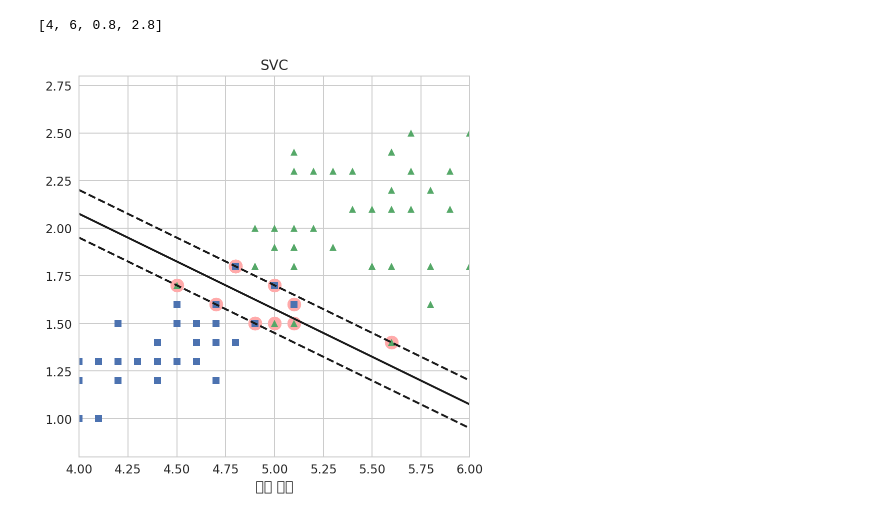
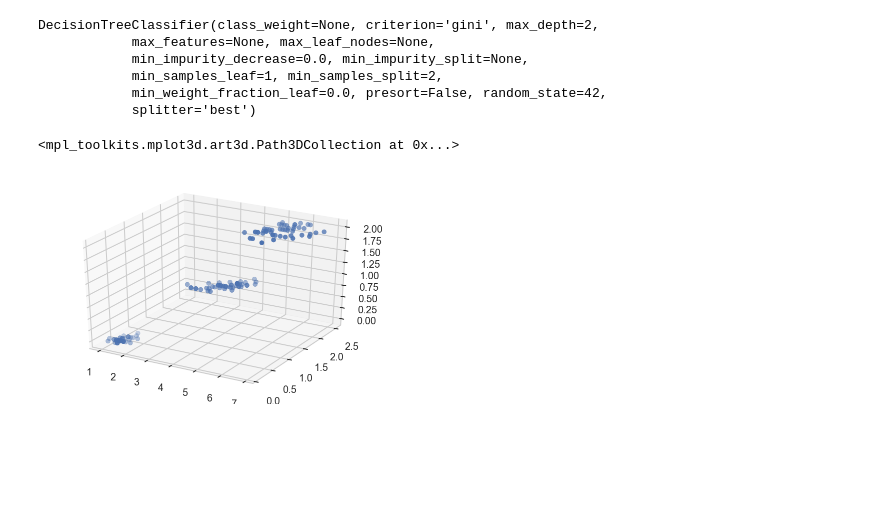
Before and after one commit to dooyeoung/study, a Jupyter notebook: classification/Untitled.ipynb, the cells around one changed output. Cells and saved outputs as stored; diff of their text form; code cells hidden in the pictures; blank space fills up the shorter version.

Commit message:
tree 정리

```diff
--- a/classification/Untitled.ipynb
+++ b/classification/Untitled.ipynb
@@ -1,21 +0,0 @@
-# %%
-%matplotlib inline
-%config InlineBackend.figure_format='retina'
-import warnings
-warnings.filterwarnings('ignore')
-
-from ipywidgets import widgets
-
-# 맷플롯립 설정
-%matplotlib inline
-import matplotlib
-plt.rcParams['axes.labelsize'] = 14
-plt.rcParams['xtick.labelsize'] = 12
-plt.rcParams['ytick.labelsize'] = 12
-# 한글출력
-
-font_fname = '/Users/duyeoungryu/Library/Fonts/NanumBarunGothic.ttf'
-font_name = font_manager.FontProperties(fname=font_fname).get_name()
-plt.rc('font', family=font_name)
-#plt.rcParams['font.family'] = 'NanumBarunGothic'
-plt.rcParams['axes.unicode_minus'] = False
@@ -149,11 +16,21 @@ plt.axis([4, 6, 0.8, 2.8]);
-# %%
-plt.figure(figsize=(7,7));
-plt.plot(X[:, 0][yr==1], X[:, 1][yr==1], "g^")
-plt.plot(X[:, 0][yr==0], X[:, 1][yr==0], "bs")
-plot_svc_decision_boundary(svm_clf2, 4, 6)
-plt.xlabel("꽃잎 길이", fontsize=14)
-plt.title("SVC", fontsize=14)
-plt.axis([4, 6, 0.8, 2.8])
-# %% [output]
-[4, 6, 0.8, 2.8]
-[figure, removed]
+# %%
+iris = load_iris()
+X = iris.data[:, 2:] # petal length and width
+y = iris.target
+
+tree_clf = DecisionTreeClassifier(max_depth=2, random_state=42)
+tree_clf.fit(X, y)
+# %% [output]
+DecisionTreeClassifier(class_weight=None, criterion='gini', max_depth=2,
+            max_features=None, max_leaf_nodes=None,
+            min_impurity_decrease=0.0, min_impurity_split=None,
+            min_samples_leaf=1, min_samples_split=2,
+            min_weight_fraction_leaf=0.0, presort=False, random_state=42,
+            splitter='best')
+# %%
+fig = plt.figure()
+ax = fig.add_subplot(111, projection='3d')
+ax.scatter(X[:, 0], X[:, 1], y)
+# %% [output]
+<mpl_toolkits.mplot3d.art3d.Path3DCollection at 0x...>
+[figure, added]
```
Also changed, not shown: parts of 15 cells of this notebook, 4 other files.
